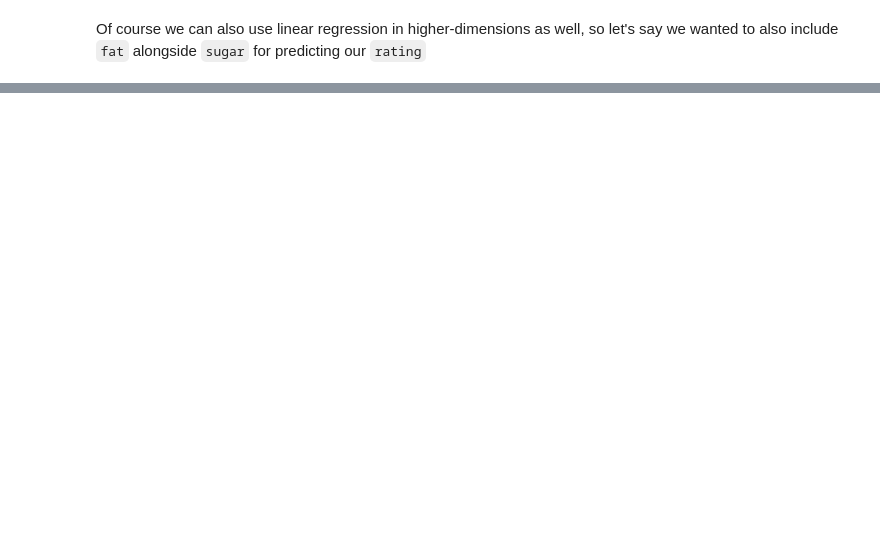
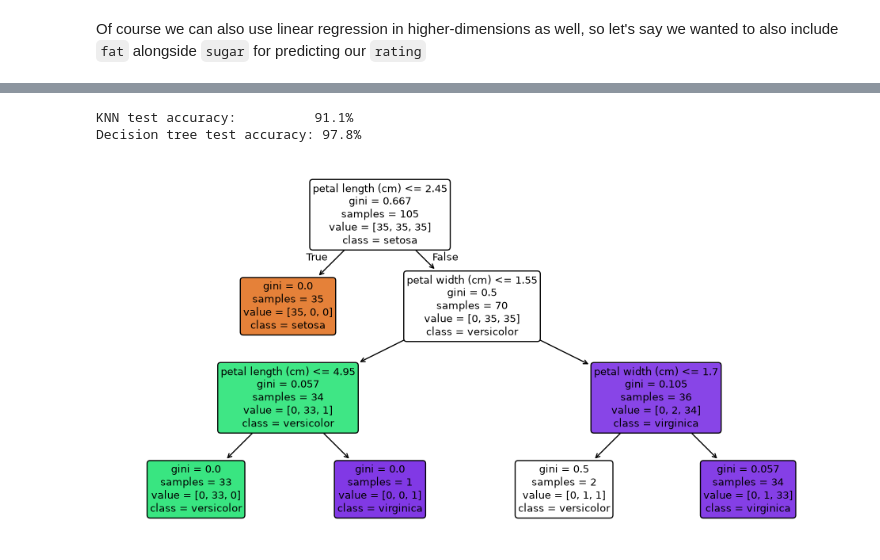
Before and after one commit to Noah-B-Reef/siam_python_data_workshop, a Jupyter notebook: UT_SIAM_Python_Data_Analysis_Workshop.ipynb, the cells around one changed output, grey strips where cells are left out. Saved outputs shown, nothing was run; the diff lists cells and outputs as text; code cells hidden in the pictures; blank space fills up the shorter version.

Commit message:
update with iris dataset

```diff
--- a/UT_SIAM_Python_Data_Analysis_Workshop.ipynb
+++ b/UT_SIAM_Python_Data_Analysis_Workshop.ipynb
@@ -411,0 +380,13 @@ Final test MSE: 105.81
+# %%
+from sklearn.datasets import load_iris
+from sklearn.model_selection import train_test_split
+
+iris = load_iris(as_frame=True)
+X_iris = iris.data
+y_iris = iris.target
+X_iris_train, X_iris_test, y_iris_train, y_iris_test = train_test_split(
+    X_iris, y_iris, test_size=0.3, stratify=y_iris, random_state=42
+)
+print(f'Species: {", ".join(iris.target_names)}')
+print(f'Training flowers: {len(X_iris_train)}; test flowers: {len(X_iris_test)}')
+display(X_iris.head())
@@ -411,0 +405,10 @@ Final test MSE: 105.81
+# %%
+from sklearn.neighbors import KNeighborsClassifier
+from sklearn.pipeline import make_pipeline
+from sklearn.preprocessing import StandardScaler
+from sklearn.metrics import accuracy_score
+
+knn_model = make_pipeline(StandardScaler(), KNeighborsClassifier(n_neighbors=5))
+knn_model.fit(X_iris_train, y_iris_train)
+knn_accuracy = accuracy_score(y_iris_test, knn_model.predict(X_iris_test))
+print(f'KNN test accuracy: {knn_accuracy:.1%}')
@@ -411,0 +420,20 @@ Final test MSE: 105.81
+# %%
+from sklearn.tree import DecisionTreeClassifier, plot_tree
+import matplotlib.pyplot as plt
+
+tree_model = DecisionTreeClassifier(max_depth=3, random_state=42)
+tree_model.fit(X_iris_train, y_iris_train)
+tree_accuracy = accuracy_score(y_iris_test, tree_model.predict(X_iris_test))
+print(f'KNN test accuracy:          {knn_accuracy:.1%}')
+print(f'Decision tree test accuracy: {tree_accuracy:.1%}')
+
+plt.figure(figsize=(12, 6))
+plot_tree(
+    tree_model, feature_names=iris.feature_names,
+    class_names=list(iris.target_names), filled=True, rounded=True, fontsize=9
+)
+plt.show()
+# %% [output]
+KNN test accuracy:          91.1%
+Decision tree test accuracy: 97.8%
+[figure, added]
```
Also changed, not shown: parts of 33 cells of this notebook, 2 other files.
